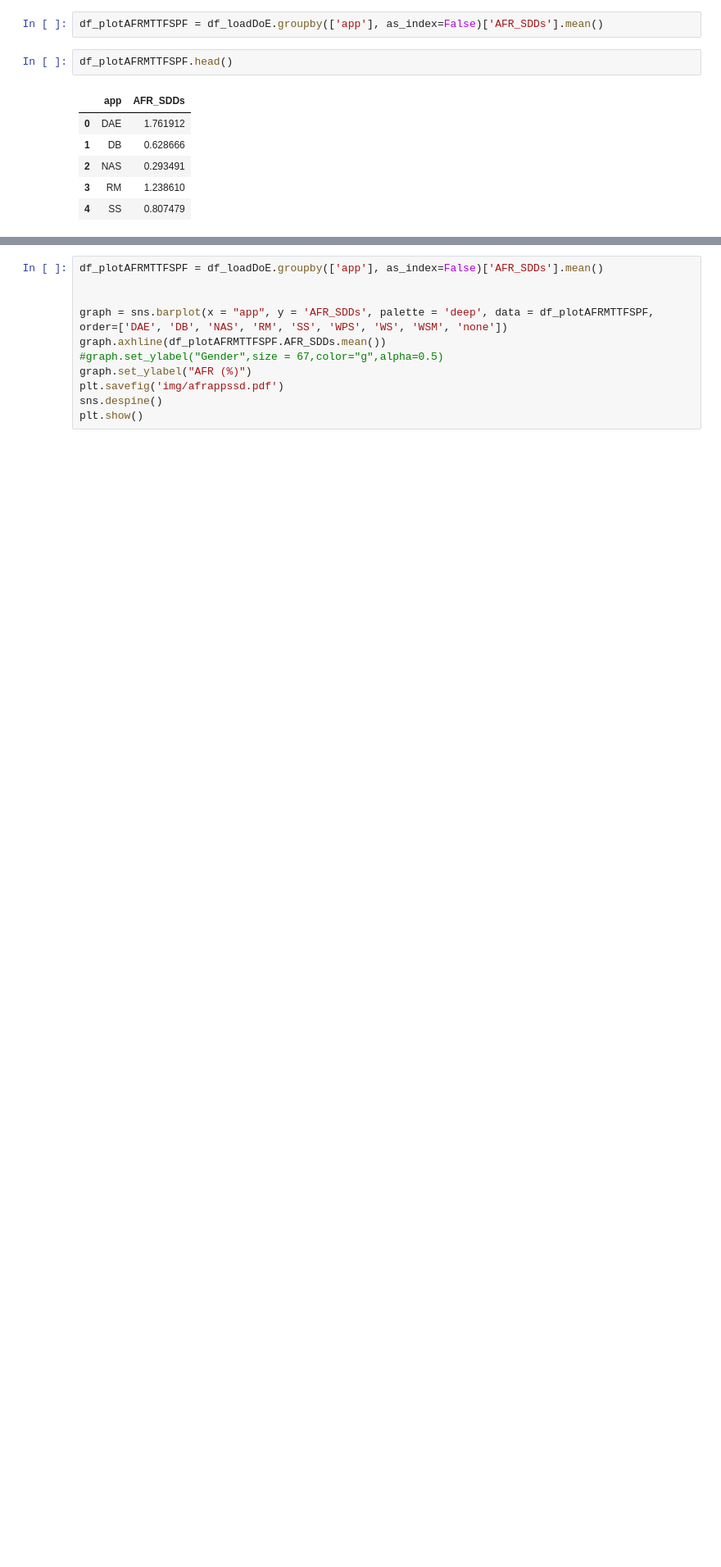
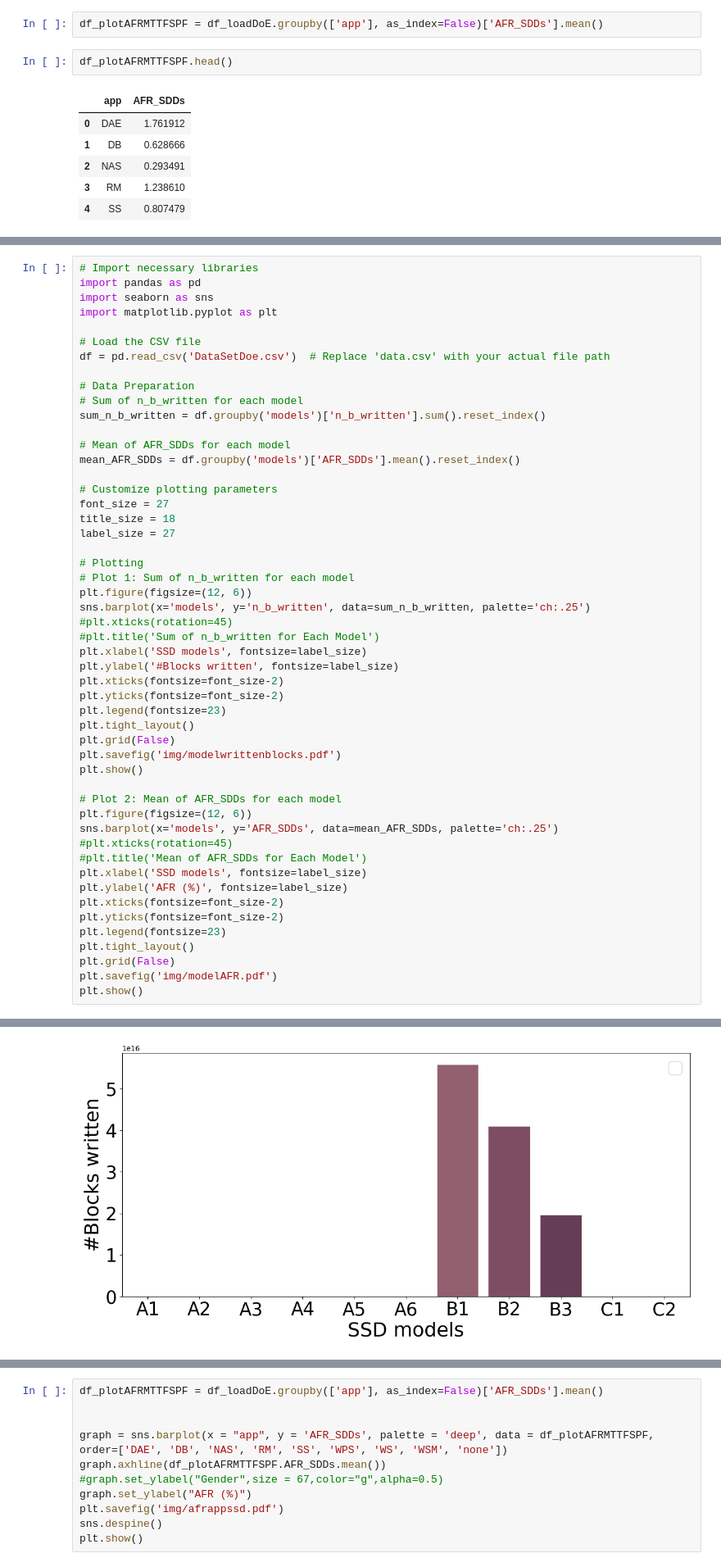
Before and after one commit to EricBorba/StorageFailurePredictor, a Jupyter notebook: Queries.ipynb, the cells around one changed output, grey strips where cells are left out. Shown at 82% size. Drawn from its saved outputs; the diff is of its cells as text; blank space fills up the shorter version.

```diff
--- a/Queries.ipynb
+++ b/Queries.ipynb
@@ -1021,0 +1032,52 @@ plt.show()
+# %%
+# Import necessary libraries
+import pandas as pd
+import seaborn as sns
+import matplotlib.pyplot as plt
+
+# Load the CSV file
+df = pd.read_csv('DataSetDoe.csv')  # Replace 'data.csv' with your actual file path
+
+# Data Preparation
+# Sum of n_b_written for each model
+sum_n_b_written = df.groupby('models')['n_b_written'].sum().reset_index()
+
+# Mean of AFR_SDDs for each model
+mean_AFR_SDDs = df.groupby('models')['AFR_SDDs'].mean().reset_index()
+
+# Customize plotting parameters
+font_size = 27
+title_size = 18
+label_size = 27
+
+# Plotting
+# Plot 1: Sum of n_b_written for each model
+plt.figure(figsize=(12, 6))
+sns.barplot(x='models', y='n_b_written', data=sum_n_b_written, palette='ch:.25')
+#plt.xticks(rotation=45)
+#plt.title('Sum of n_b_written for Each Model')
+plt.xlabel('SSD models', fontsize=label_size)
+plt.ylabel('#Blocks written', fontsize=label_size)
+plt.xticks(fontsize=font_size-2)
+plt.yticks(fontsize=font_size-2)
+plt.legend(fontsize=23)
+plt.tight_layout()
+plt.grid(False)
+plt.savefig('img/modelwrittenblocks.pdf')
+plt.show()
+
+# Plot 2: Mean of AFR_SDDs for each model
+plt.figure(figsize=(12, 6))
+sns.barplot(x='models', y='AFR_SDDs', data=mean_AFR_SDDs, palette='ch:.25')
+#plt.xticks(rotation=45)
+#plt.title('Mean of AFR_SDDs for Each Model')
+plt.xlabel('SSD models', fontsize=label_size)
+plt.ylabel('AFR (%)', fontsize=label_size)
+plt.xticks(fontsize=font_size-2)
+plt.yticks(fontsize=font_size-2)
+plt.legend(fontsize=23)
+plt.tight_layout()
+plt.grid(False)
+plt.savefig('img/modelAFR.pdf')
+plt.show()
+# %% [output]
@@ -1021,0 +1085 @@ plt.show()
+[figure, added]
```
Also changed, not shown: parts of 2 cells of this notebook, 16 other files.
